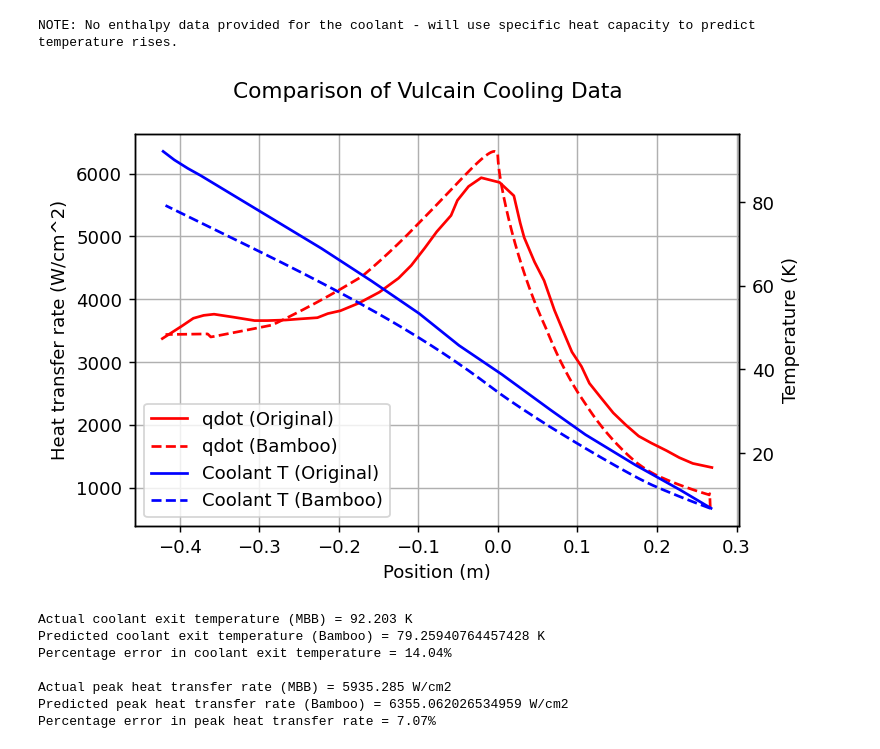
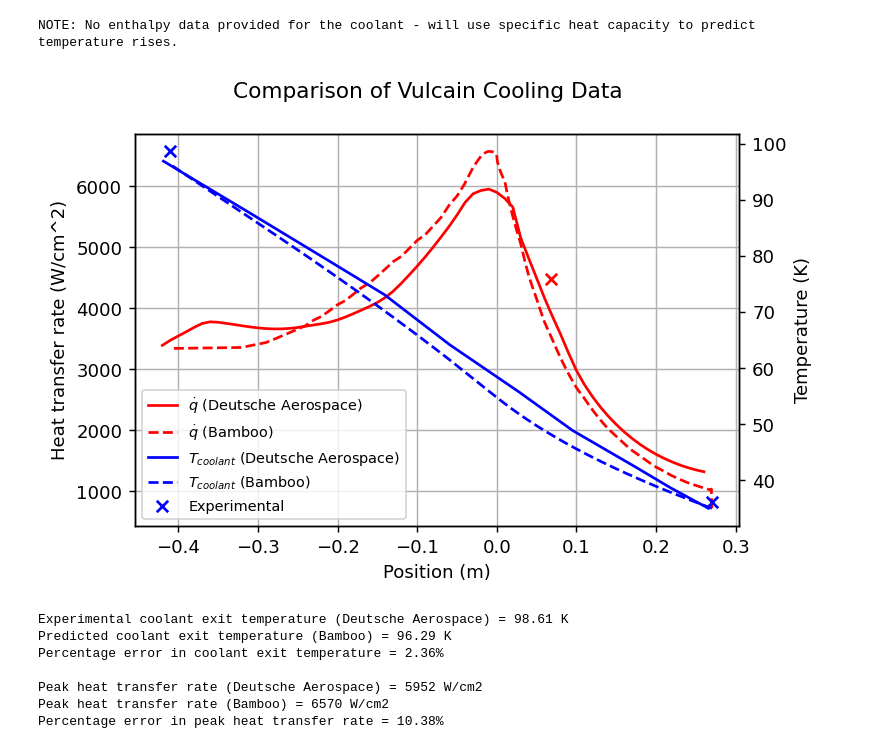
Before and after one commit to cuspaceflight/bamboo, a Jupyter notebook: Example - Ariane 5 Vulcain.ipynb, the cells around one changed output. Cells and saved outputs as stored; diff of their text form; code cells hidden in the pictures.

```diff
--- a/Example - Ariane 5 Vulcain.ipynb
+++ b/Example - Ariane 5 Vulcain.ipynb
@@ -101,9 +103,10 @@ isp = 439           #seconds - in vacuum
 pc = 100e5          #chamber pressure
 OF_ratio = 5.6      #by mass I believe
 
-#Actual mass flow rate was incompatible with throat area (for perfect gas choking)
-#Bamboo suggested using this value (which is slightly lower than the actual value of 234 kg/s)
-mdot = 219.916 #thrust/(isp*9.81)
+# Actual mass flow rate was incompatible with throat area (for perfect gas choking)
+# Bamboo suggested using this value (which is slightly lower than the actual value of 234 kg/s - maybe because the 234 includes
+# dump cooling).
+mdot = 216.467306
 
 #Use pypropep to get chamber temperature
 ppp.init()
@@ -139,12 +142,13 @@ Combustion product composition:
 [('H2O', 0.6493671319106238), ('H2', 0.2896925690851782), ('OH', 0.028980423622929952), ('H', 0.028801796474919292), ('O', 0.0016810512414820072), ('O2', 0.0014520541971763574), ('HO2', 1.703138133124 ...
 # %%
 #Need to convert contour data into something we can use for Bamboo - shift the data so the throat occurs at x = 0.
-throat_pos = 0.419
-nozzle_x = (np.array(engine_contour["x"]) - throat_pos)[6:]
-nozzle_y = np.array(engine_contour["y"])[6:]
+throat_index = np.argmin(engine_contour["y"])
+throat_pos = engine_contour["x"][throat_index]
+nozzle_x = (np.array(engine_contour["x"]) - throat_pos)[throat_index:]
+nozzle_y = np.array(engine_contour["y"])[throat_index:]
 
-chamber_x = (np.array(engine_contour["x"]) - throat_pos)[:7]
-chamber_y = np.array(engine_contour["y"])[:7]
+chamber_x = (np.array(engine_contour["x"]) - throat_pos)[:throat_index+1]
+chamber_y = np.array(engine_contour["y"])[:throat_index+1]
 
 #Set up the engine object
 perfect_gas = bam.PerfectGas(gamma = gamma, cp = cp)
@@ -235,7 +239,7 @@ Warning: Missing or invalid temperature-strength relationship. Stress results in
 # %%
 #Dimensions estimated from the image in Reference [3]
 engine.add_cooling_jacket(inner_wall_material = vulcain_wall_material,
-                          inlet_T = 6.78,
+                          inlet_T = coolant_temperature_data["y"][-1],
                           inlet_p0 = 165e5,
                           coolant_transport = coolant_transport,
                           mdot_coolant = mdot/(OF_ratio + 1),
@@ -264,44 +268,65 @@ for i in range(len(q_per_area)):
 # %%
 #Compare results with data from paper
 fig, ax1 = plt.subplots()
 fig.suptitle("Comparison of Vulcain Cooling Data")
 
 #Plot heat transfer rates
-ax1.plot(np.array(heat_transfer_rate["x"]) - throat_pos, heat_transfer_rate["y"], label="qdot (Original)", color="red")
-ax1.plot(bamboo_data["x"], q_per_area*(1e-2)**2, label="qdot (Bamboo)", color="red", linestyle = "--")
+ax1.plot(np.array(heat_transfer_rate["x"]) - throat_pos,
+         heat_transfer_rate["y"],
+         label= r"$\dot{q}$ (Deutsche Aerospace)",
+         color= "red")
+
+ax1.plot(bamboo_data["x"],
+         q_per_area*(1e-2)**2,
+         label= r"$\dot{q}$ (Bamboo)",
+         color="red",
+         linestyle = "--")
 
 ax1.set_xlabel("Position (m)")
 ax1.set_ylabel("Heat transfer rate (W/cm^2)")
 ax1.grid()
 
 #Plot coolant temperatures on the same axis
 ax2 = ax1.twinx()
-ax2.plot(np.array(coolant_temperature_data["x"]) - throat_pos, coolant_temperature_data["y"], label="Coolant T (Original)", color="blue")
-ax2.plot(bamboo_data["x"], bamboo_data["T_coolant"], label="Coolant T (Bamboo)", color="blue", linestyle = "--")
+ax2.plot(np.array(coolant_temperature_data["x"]) - throat_pos,
+         coolant_temperature_data["y"],
+         label = r"$T_{coolant}$ (Deutsche Aerospace)",
+         color= "blue")
+
+ax2.plot(bamboo_data["x"], bamboo_data["T_coolant"],
+         label= r"$T_{coolant}$ (Bamboo)",
+         color= "blue",
+         linestyle = "--")
 
 ax2.set_ylabel("Temperature (K)")
 
+# Plot their experimental datapoints
+ax1.scatter(experimental_qdot["x"] - throat_pos, experimental_qdot["y"], marker = 'x', s = 40, color = "red")
+ax2.scatter(bamboo_data["x"][0], experimental_T_in, s = 40, marker = 'x', color = "blue")
+ax2.scatter(bamboo_data["x"][-1], experimental_T_out, s = 40, marker = 'x', color = "blue", label = "Experimental")
+
+# Combine legends
 lines1, labels1 = ax1.get_legend_handles_labels()
 lines2, labels2 = ax2.get_legend_handles_labels()
-ax2.legend(lines1 + lines2, labels1 + labels2, loc = 'lower left')
+ax2.legend(lines1 + lines2, labels1 + labels2, loc = 'lower left', prop={'size': 8})
 
 plt.show()
 
-print(f'Actual coolant exit temperature (MBB) = {coolant_temperature_data["y"][0]} K')
-print(f'Predicted coolant exit temperature (Bamboo) = {bamboo_data["T_coolant"][-1]} K')
-percent_error = 100*(bamboo_data["T_coolant"][-1] - coolant_temperature_data["y"][0])/coolant_temperature_data["y"][0]
+print(f'Experimental coolant exit temperature (Deutsche Aerospace) = {experimental_T_out:.2f} K')
+print(f'Predicted coolant exit temperature (Bamboo) = {bamboo_data["T_coolant"][-1]:.2f} K')
+percent_error = 100*(bamboo_data["T_coolant"][-1] - experimental_T_out)/experimental_T_out
 print(f'Percentage error in coolant exit temperature = {abs(percent_error):.2f}%\n')
 
-print(f'Actual peak heat transfer rate (MBB) = {max(heat_transfer_rate["y"])} W/cm2')
-print(f'Predicted peak heat transfer rate (Bamboo) = {max(q_per_area*(1e-2)**2)} W/cm2')
+print(f'Peak heat transfer rate (Deutsche Aerospace) = {max(heat_transfer_rate["y"]):.0f} W/cm2')
+print(f'Peak heat transfer rate (Bamboo) = {max(q_per_area*(1e-2)**2):.0f} W/cm2')
 percent_error = 100*(max(q_per_area*(1e-2)**2) - max(heat_transfer_rate["y"]))/max(heat_transfer_rate["y"])
 print(f'Percentage error in peak heat transfer rate = {abs(percent_error):.2f}%')
 # %% [output]
-[figure, old version]
+[figure, new version]
-Actual coolant exit temperature (MBB) = 92.203 K
-Predicted coolant exit temperature (Bamboo) = 79.25940764457428 K
-Percentage error in coolant exit temperature = 14.04%
+Experimental coolant exit temperature (Deutsche Aerospace) = 98.61 K
+Predicted coolant exit temperature (Bamboo) = 96.29 K
+Percentage error in coolant exit temperature = 2.36%
 
-Actual peak heat transfer rate (MBB) = 5935.285 W/cm2
-Predicted peak heat transfer rate (Bamboo) = 6355.062026534959 W/cm2
-Percentage error in peak heat transfer rate = 7.07%
+Peak heat transfer rate (Deutsche Aerospace) = 5952 W/cm2
+Peak heat transfer rate (Bamboo) = 6570 W/cm2
+Percentage error in peak heat transfer rate = 10.38%
```
Also changed, not shown: parts of 8 cells of this notebook.
